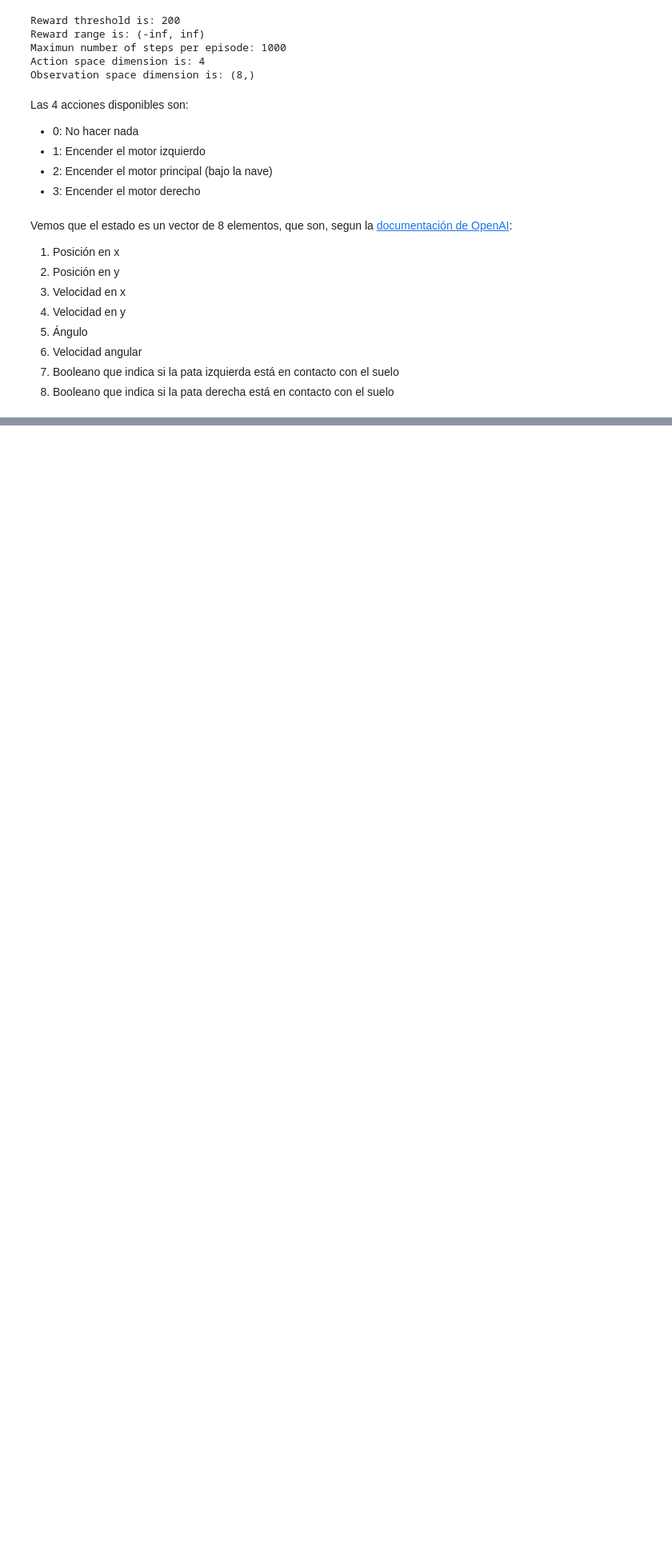
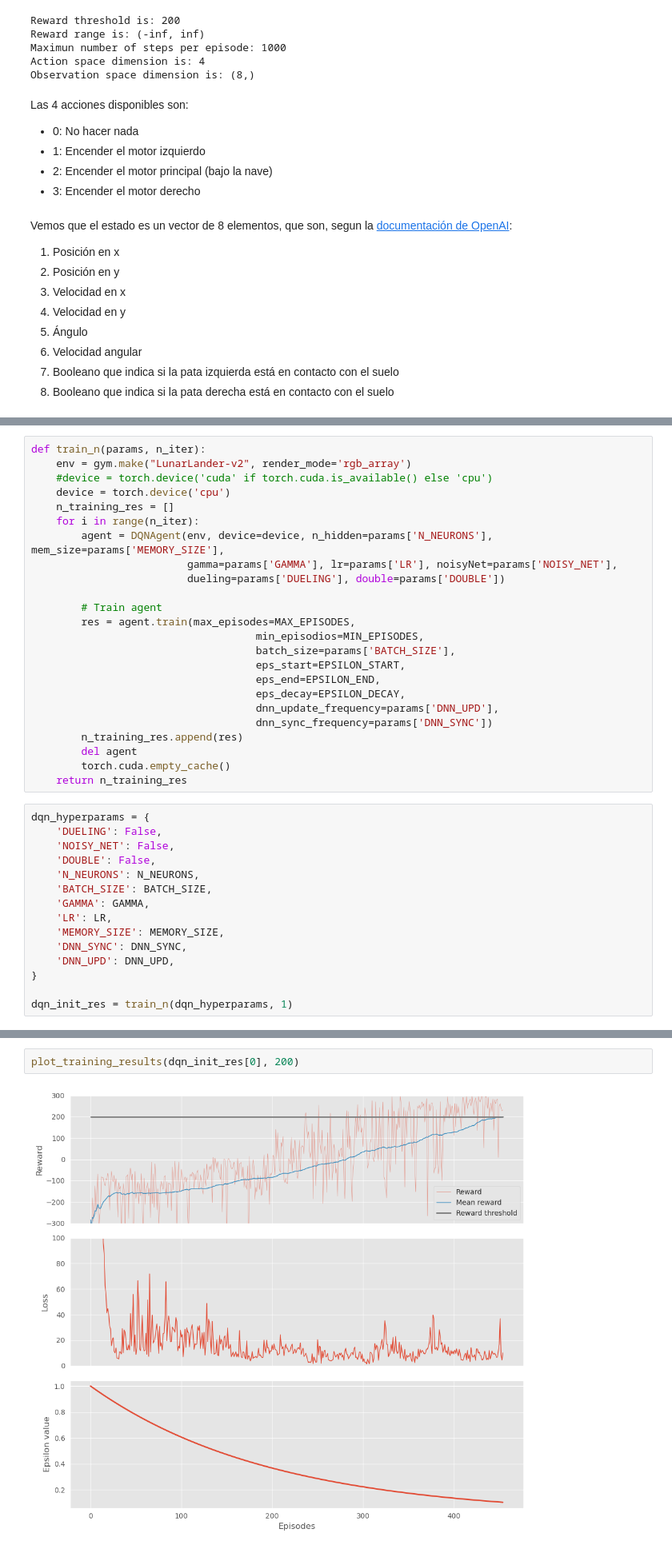
Before and after one commit to gvillalba86/ReinforcementLearning, a Jupyter notebook: PRA_Lunar_Lander/Lunar_Lander.ipynb, the cells around one changed output, grey strips where cells are left out. Shown at 80% size. Saved outputs shown, nothing was run; the diff lists cells and outputs as text; blank space fills up the shorter version.

```diff
--- a/PRA_Lunar_Lander/Lunar_Lander.ipynb
+++ b/PRA_Lunar_Lander/Lunar_Lander.ipynb
@@ -592,0 +157,39 @@ def train_dqn_agent(env, dqn_agent, param_grid, max_episodes=MAX_EPISODES,
+# %%
+def train_n(params, n_iter):
+    env = gym.make("LunarLander-v2", render_mode='rgb_array')
+    #device = torch.device('cuda' if torch.cuda.is_available() else 'cpu')
+    device = torch.device('cpu')
+    n_training_res = []
+    for i in range(n_iter):
+        agent = DQNAgent(env, device=device, n_hidden=params['N_NEURONS'], mem_size=params['MEMORY_SIZE'],
+                         gamma=params['GAMMA'], lr=params['LR'], noisyNet=params['NOISY_NET'],
+                         dueling=params['DUELING'], double=params['DOUBLE'])
+
+        # Train agent
+        res = agent.train(max_episodes=MAX_EPISODES,
+                                    min_episodios=MIN_EPISODES,
+                                    batch_size=params['BATCH_SIZE'],
+                                    eps_start=EPSILON_START,
+                                    eps_end=EPSILON_END,
+                                    eps_decay=EPSILON_DECAY,
+                                    dnn_update_frequency=params['DNN_UPD'],
+                                    dnn_sync_frequency=params['DNN_SYNC'])
+        n_training_res.append(res)
+        del agent
+        torch.cuda.empty_cache()
+    return n_training_res
+# %%
+dqn_hyperparams = {
+    'DUELING': False,
+    'NOISY_NET': False,
+    'DOUBLE': False,
+    'N_NEURONS': N_NEURONS,
+    'BATCH_SIZE': BATCH_SIZE,
+    'GAMMA': GAMMA,
+    'LR': LR,
+    'MEMORY_SIZE': MEMORY_SIZE,
+    'DNN_SYNC': DNN_SYNC,
+    'DNN_UPD': DNN_UPD,
+}
+
+dqn_init_res = train_n(dqn_hyperparams, 1)
@@ -592,0 +198,4 @@ def train_dqn_agent(env, dqn_agent, param_grid, max_episodes=MAX_EPISODES,
+# %%
+plot_training_results(dqn_init_res[0], 200)
+# %% [output]
+[figure, added]
```
Also changed, not shown: parts of 86 cells of this notebook, 40 other files.
